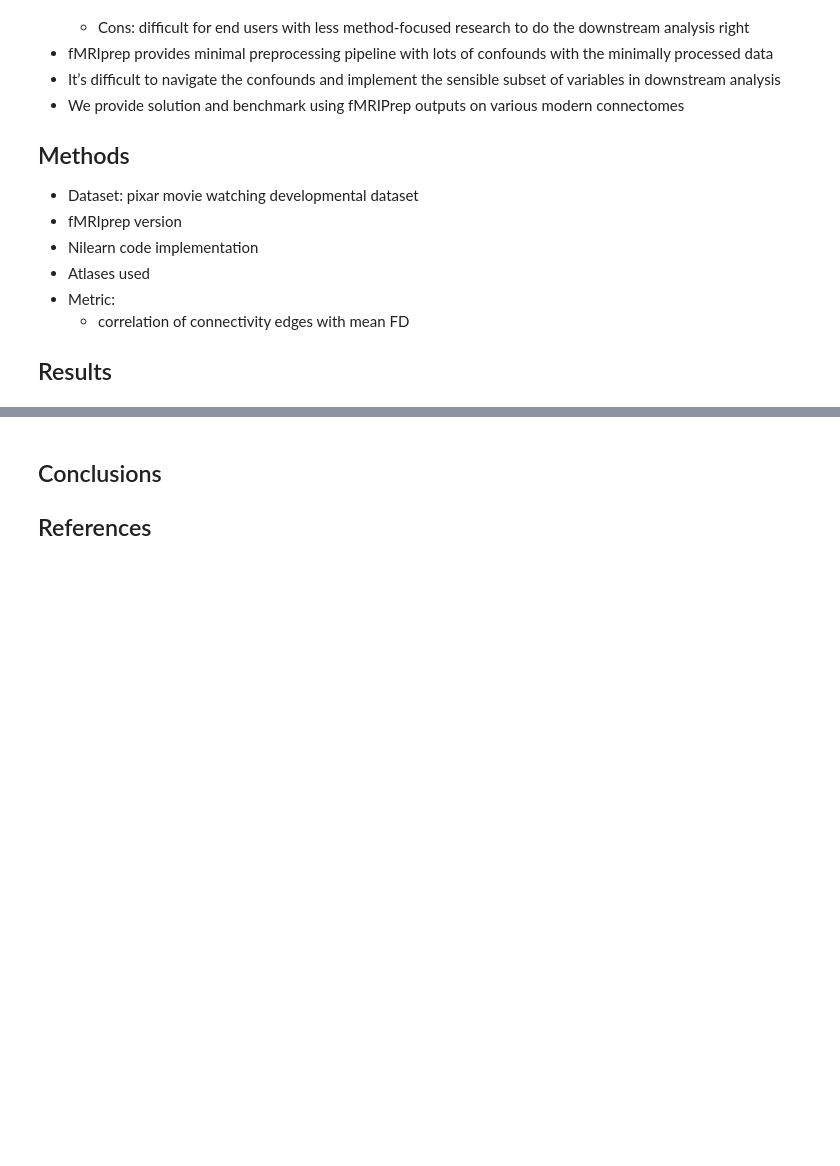
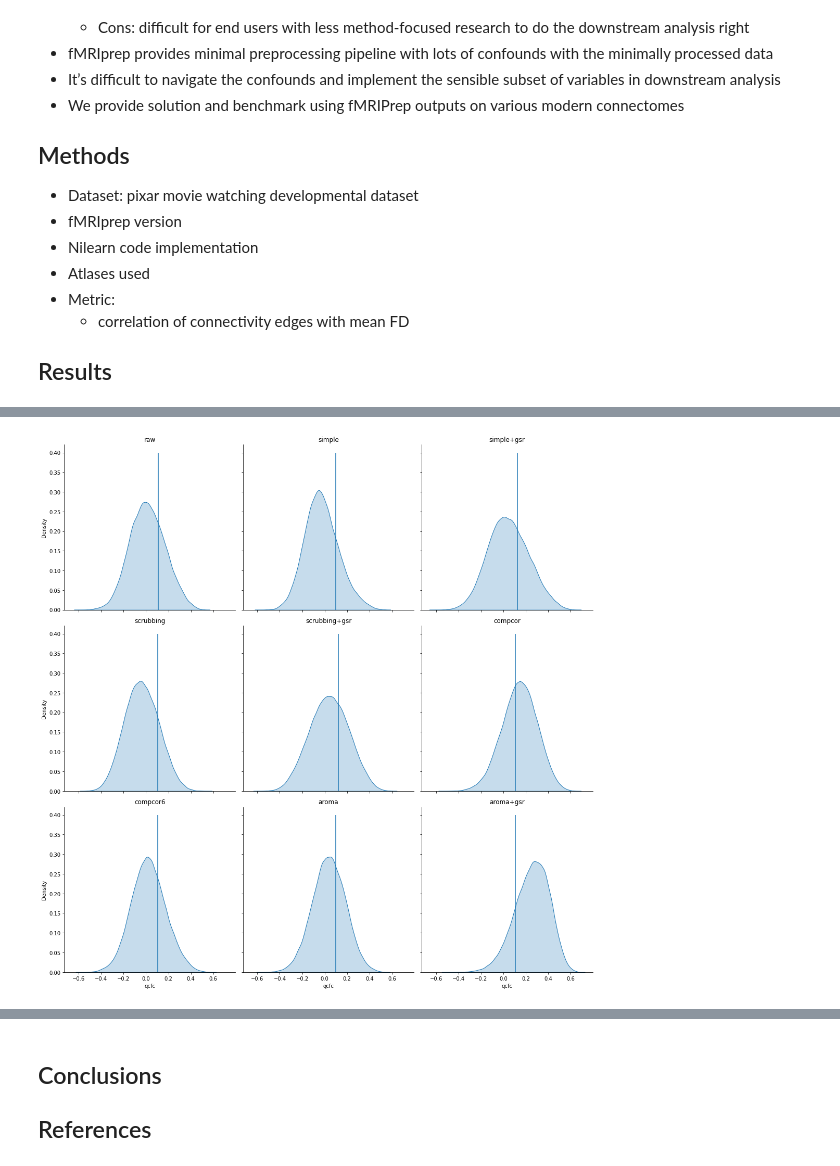
Before and after one commit to SIMEXP/fmriprep-denoise-benchmark, a Jupyter notebook: content/ohbm2022abstract.ipynb, the cells around one changed output, grey strips where cells are left out. Cells and saved outputs as stored; diff of their text form; code cells hidden in the pictures; blank space fills up the shorter version.

```diff
--- a/content/ohbm2022abstract.ipynb
+++ b/content/ohbm2022abstract.ipynb
@@ -100,0 +65,29 @@ array([[ 4.95035476e-01,  4.50003888e-01,  3.55539269e-01, ...,
+# %%
+long_qcfc = metric_per_edge.melt()
+long_qcfc.columns = ["Strategy", "qcfc"]
+long_qcfc["row"] = np.hstack((np.ones(int(long_qcfc.shape[0] / 3)),
+                              np.ones(int(long_qcfc.shape[0] / 3))* 2,
+                              np.ones(int(long_qcfc.shape[0] / 3))* 3)
+                             )
+long_qcfc["col"] = np.tile(np.hstack((np.ones(metric_per_edge.shape[0]) * i for i in range(3))), 3)
+
+def draw_absolute_median(data, **kws):
+    ax = plt.gca()
+    mad = (data['qcfc'] - data['qcfc'].median()).abs().median()
+    ax.vlines(mad, ymin=0, ymax=0.4)
+
+
+g = sns.displot(
+    long_qcfc, x="qcfc", col="col", row="row", kind='kde', fill=True
+)
+g.set(ylabel="Density")
+g.map_dataframe(draw_absolute_median)
+
+for i, name in zip(range(9), metric_per_edge.columns):
+    axis_i = int(i / 3)
+    axis_j = i % 3
+    g.facet_axis(axis_i, axis_j).set(title=name)
+    if axis_i == 1:
+        g.facet_axis(axis_i, axis_j).set(xlabel="Pearson\'s correlation: \nmean FD and\nconnectome edges")
+# %% [output]
+[figure, added]
```
Also changed, not shown: parts of 13 cells of this notebook, 9 other files.
